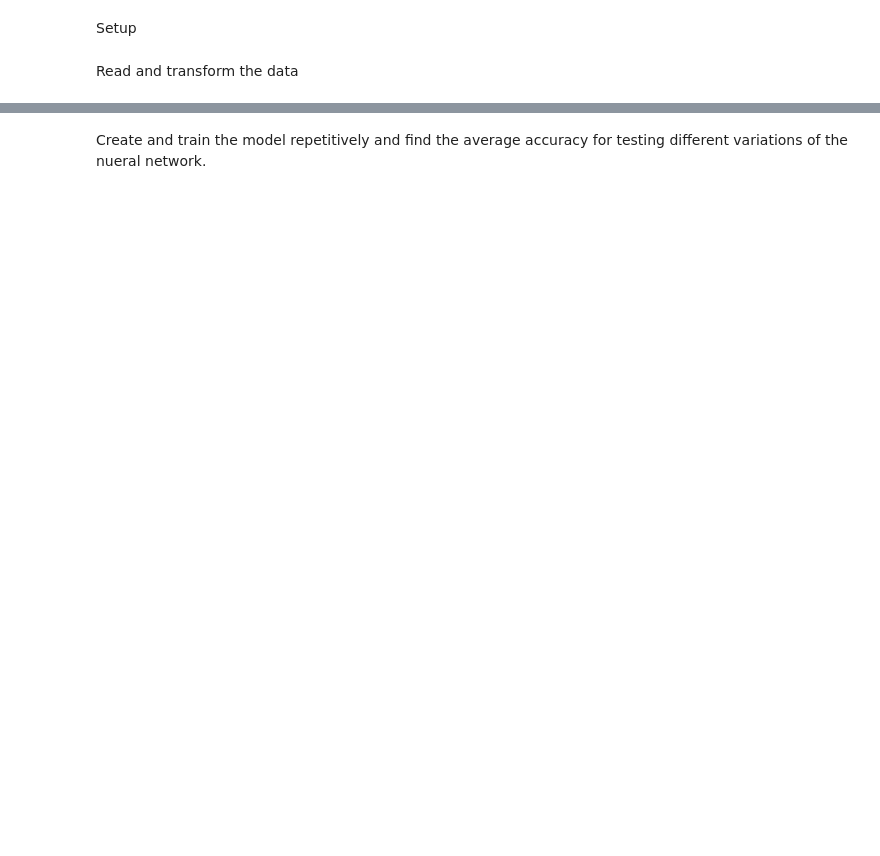
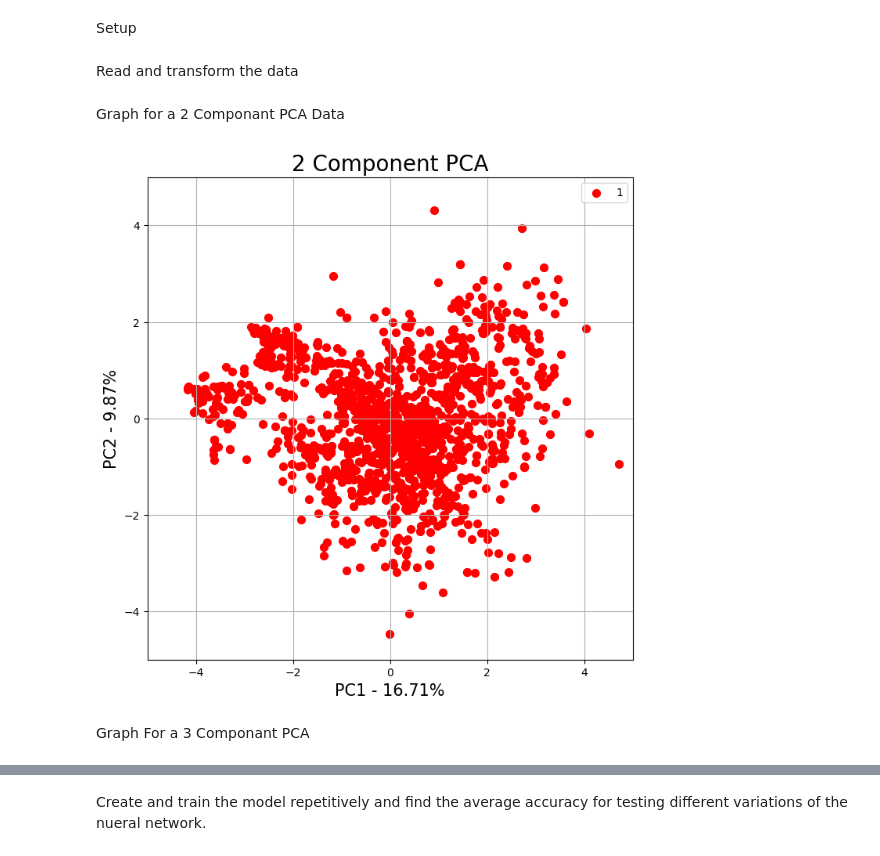
Before and after one commit to ajk0020/490Final, a Jupyter notebook: 490Fianl.ipynb, the cells around one changed output, grey strips where cells are left out. Cells and saved outputs as stored; diff of their text form; code cells hidden in the pictures; blank space fills up the shorter version.

Commit message:
Neural network is now actually using the PCA data, but accuracy did not change. Now have graphs for plotting 2d and 3d data.

```diff
--- a/490Fianl.ipynb
+++ b/490Fianl.ipynb
@@ -46,19 +48,36 @@ for title in list(string_columns):
 
 # Standardizing the features and perform pca
 X = StandardScaler().fit_transform(X)
-pca = PCA(n_components=5)
-principalComponents = pca.fit_transform(X)
-
-# Split the dataset into training and test sets
-X, X_test, Y, y_test = train_test_split(X, Y, test_size=0.2, random_state=42)
-
-# Scale the data
-scaler = StandardScaler().fit(X)
-X = scaler.transform(X)
-X_test = scaler.transform(X_test)
-
-#Turn Y into a matrix
-Y = np.ravel(Y)
-encoder = LabelEncoder()
-encoder.fit(Y)
-Y = encoder.transform(Y)
+pca = PCA(n_components=3)
+X = pca.fit_transform(X)
+# %% [markdown]
+Graph for a 2 Componant PCA Data
+# %%
+plot_df = pd.DataFrame(data = X, columns = ['PC1', 'PC2'])
+plot_df = pd.concat([plot_df, Y], axis = 1)
+
+fig = plt.figure(figsize = (8,8))
+ax = fig.add_subplot(1,1,1)
+ax.set_xlabel('Principal Component 1', fontsize = 15)
+ax.set_ylabel('Principal Component 2', fontsize = 15)
+ax.set_title('2 Component PCA', fontsize = 20)
+ax.set_xlim([-5,5])
+ax.set_ylim([-5,5])
+
+classes = [1,0]
+colors = ['g', 'r']
+
+for target, color in zip(classes, colors):
+  if target == 0:
+    indicesToKeep = plot_df['label'] == target
+    ax.scatter(plot_df.loc[indicesToKeep, 'PC1'], plot_df.loc[indicesToKeep, 'PC2'], c = color, s = 50)
+
+ax.legend(classes)
+ax.grid()
+plt.xlabel('PC1 - {0}%'.format(round(pca.explained_variance_ratio_[0]*100, 2)))
+plt.ylabel('PC2 - {0}%'.format(round(pca.explained_variance_ratio_[1]*100, 2)))
+plt.show()
+# %% [output]
+[figure, added]
+# %% [markdown]
+Graph For a 3 Componant PCA
```
Also changed, not shown: parts of 5 cells of this notebook.
